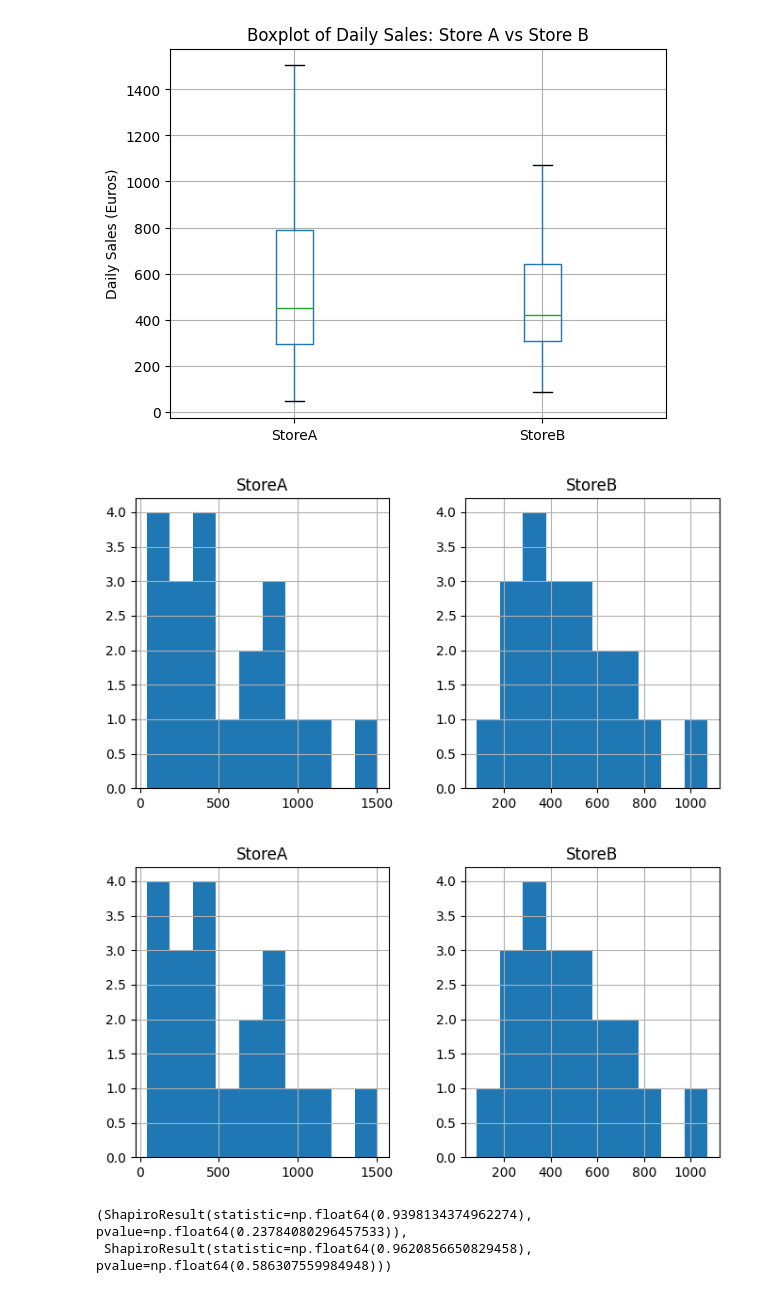
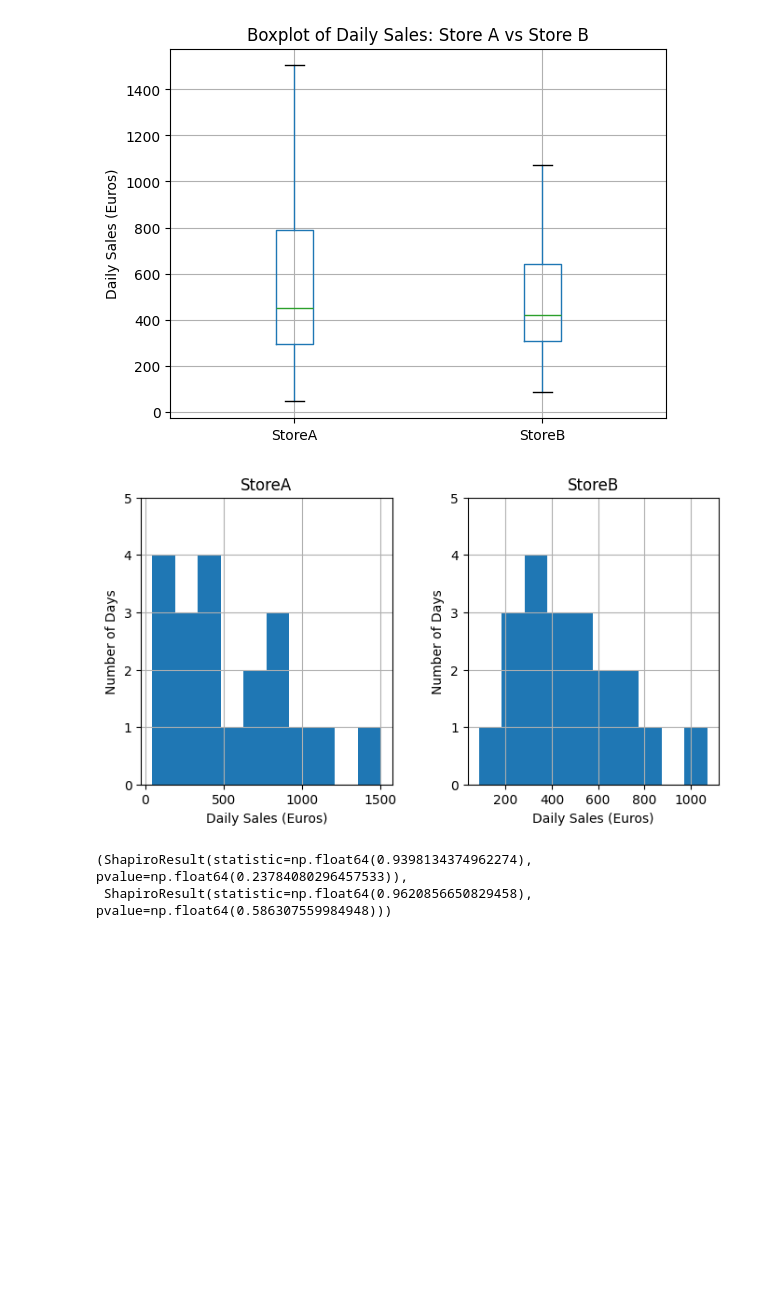
Before and after one commit to Tiana-Coker/store-sales-analysis, a Jupyter notebook: analysis.ipynb, the cells around one changed output. Cells and saved outputs as stored; diff of their text form; code cells hidden in the pictures; blank space fills up the shorter version.

Commit message:
Improve histogram labels and axis formatting

```diff
--- a/analysis.ipynb
+++ b/analysis.ipynb
@@ -50,11 +50,16 @@ plt.show()
 # %% [output]
 [figure]
 # %%
-df.hist(bins=10, figsize=(8,4))
+axes = df.hist(bins=10, figsize=(8,4))
+
+for ax in axes.flatten():
+    ax.set_xlabel("Daily Sales (Euros)")
+    ax.set_ylabel("Number of Days")
+    ax.set_yticks(range(0,6))
+
 plt.show()
 # %% [output]
-[figure, old version]
+[figure, new version]
-[figure, removed]
 # %%
 from scipy.stats import shapiro
 
```
Also changed, not shown: parts of 1 cell of this notebook, 3 other files.
